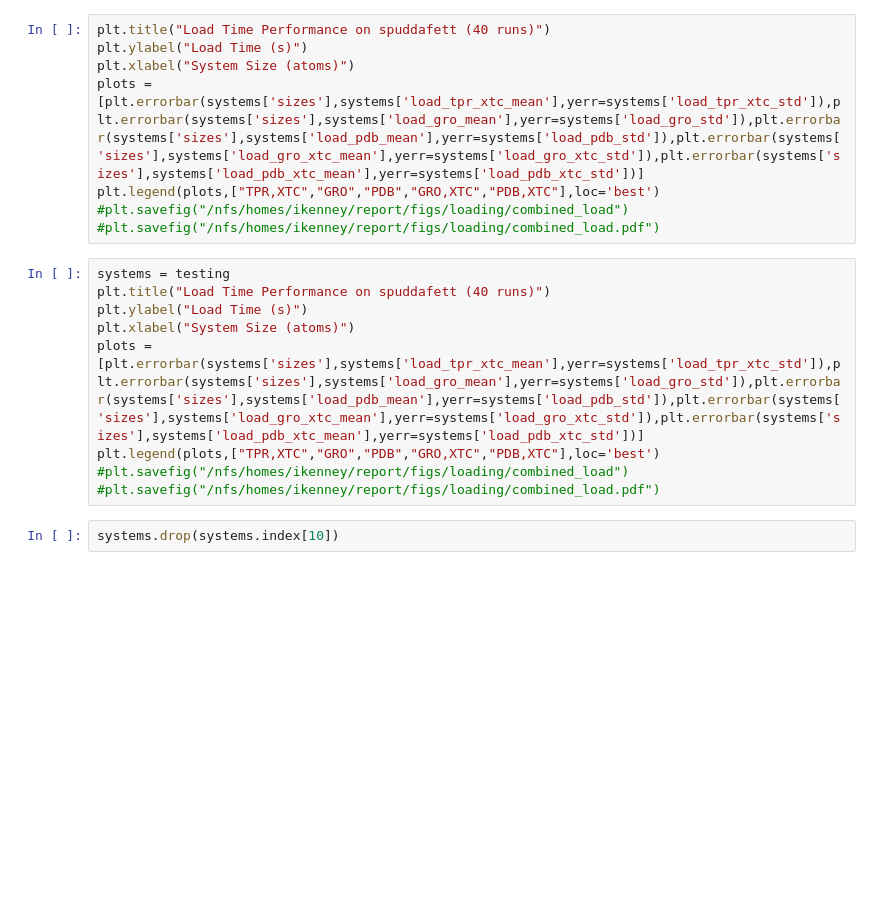
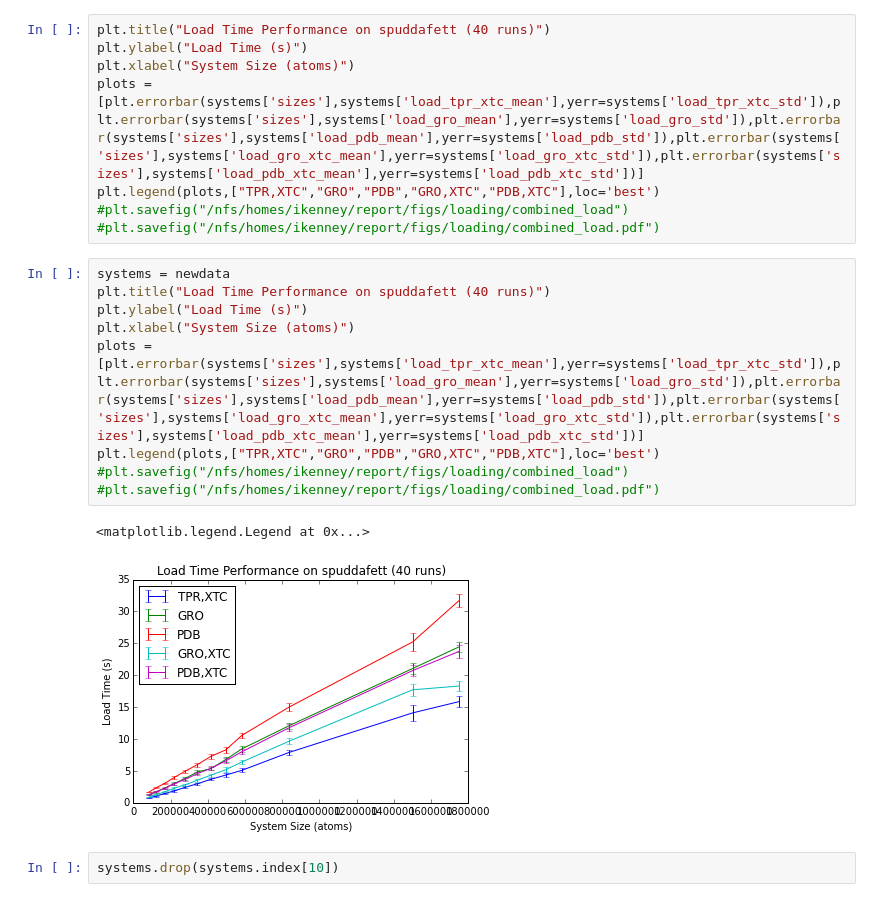
Before and after one commit to Becksteinlab/vesicle_analysis_methods, a Jupyter notebook: performance_analysis_combined.ipynb, the cells around one changed output. Saved outputs shown, nothing was run; the diff lists cells and outputs as text; blank space fills up the shorter version.

```diff
--- a/performance_analysis_combined.ipynb
+++ b/performance_analysis_combined.ipynb
@@ -248,14 +248,17 @@ plt.legend(plots,["TPR,XTC","GRO","PDB","GRO,XTC","PDB,XTC"],loc='best')
 #plt.savefig("/nfs/homes/ikenney/report/figs/loading/combined_load")
 #plt.savefig("/nfs/homes/ikenney/report/figs/loading/combined_load.pdf")
 # %%
-systems = testing
+systems = newdata
 plt.title("Load Time Performance on spuddafett (40 runs)")
 plt.ylabel("Load Time (s)")
 plt.xlabel("System Size (atoms)")
 plots = [plt.errorbar(systems['sizes'],systems['load_tpr_xtc_mean'],yerr=systems['load_tpr_xtc_std']),plt.errorbar(systems['sizes'],systems['load_gro_mean'],yerr=systems['load_gro_std']),plt.errorbar(systems['sizes'],systems['load_pdb_mean'],yerr=systems['load_pdb_std']),plt.errorbar(systems['sizes'],systems['load_gro_xtc_mean'],yerr=systems['load_gro_xtc_std']),plt.errorbar(systems['sizes'],systems['load_pdb_xtc_mean'],yerr=systems['load_pdb_xtc_std'])]
 plt.legend(plots,["TPR,XTC","GRO","PDB","GRO,XTC","PDB,XTC"],loc='best')
 #plt.savefig("/nfs/homes/ikenney/report/figs/loading/combined_load")
 #plt.savefig("/nfs/homes/ikenney/report/figs/loading/combined_load.pdf")
+# %% [output]
+<matplotlib.legend.Legend at 0x...>
+[figure, added]
 # %%
 systems.drop(systems.index[10])
 # %%
```
Also changed, not shown: parts of 11 cells of this notebook, 1 other file.
